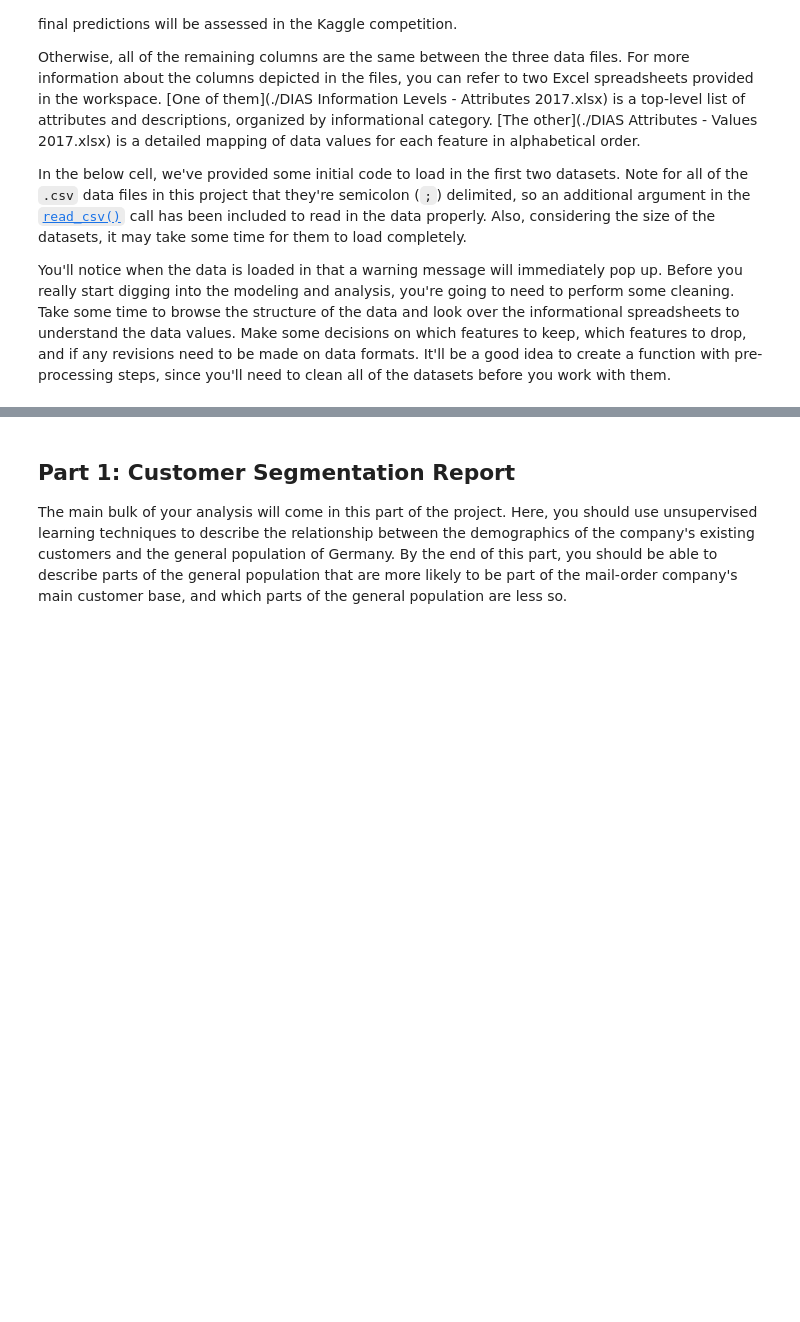
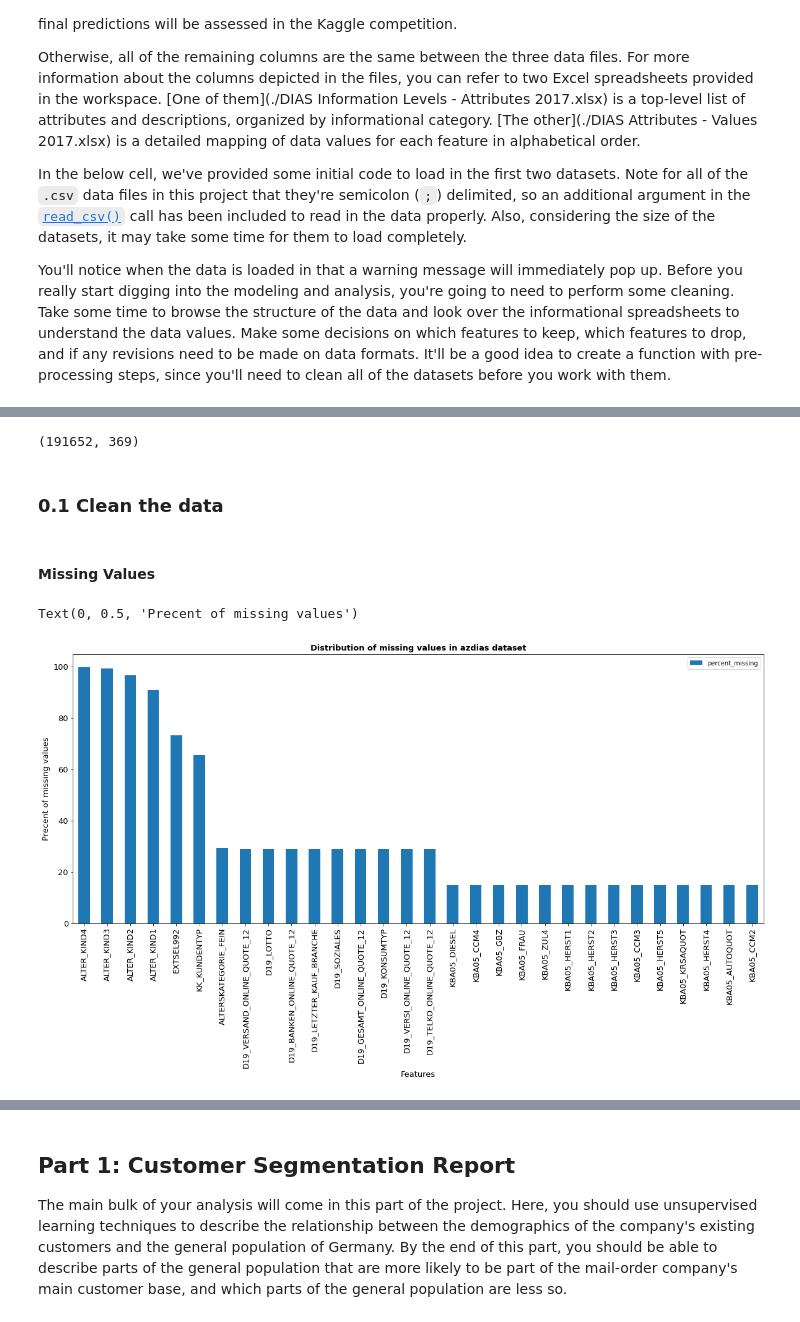
Before and after one commit to akozera/customer-segmentation, a Jupyter notebook: Arvato Project Workbook.ipynb, the cells around one changed output, grey strips where cells are left out. Cells and saved outputs as stored; diff of their text form; code cells hidden in the pictures; blank space fills up the shorter version.

```diff
--- a/Arvato Project Workbook.ipynb
+++ b/Arvato Project Workbook.ipynb
@@ -34,5 +45,5 @@ In the below cell, we've provided some initial code to load in the first two dat
 You'll notice when the data is loaded in that a warning message will immediately pop up. Before you really start digging into the modeling and analysis, you're going to need to perform some cleaning. Take some time to browse the structure of the data and look over the informational spreadsheets to understand the data values. Make some decisions on which features to keep, which features to drop, and if any revisions need to be made on data formats. It'll be a good idea to create a function with pre-processing steps, since you'll need to clean all of the datasets before you work with them.
 # %%
 # load in the data
-azdias = pd.read_csv('../../data/Term2/capstone/arvato_data/Udacity_AZDIAS_052018.csv', sep=';')
-customers = pd.read_csv('../../data/Term2/capstone/arvato_data/Udacity_CUSTOMERS_052018.csv', sep=';')
+azdias = pd.read_csv('../Capstone/Udacity_AZDIAS_052018.csv', sep=';')
+customers = pd.read_csv('../Capstone/Udacity_CUSTOMERS_052018.csv', sep=';')
@@ -41,0 +76,30 @@ customers = pd.read_csv('../../data/Term2/capstone/arvato_data/Udacity_CUSTOMERS
+# %%
+customers.shape
+# %% [output]
+(191652, 369)
+# %% [markdown]
+### 0.1 Clean the data
+# %% [markdown]
+#### Missing Values
+# %%
+# Both tables have a lot of missing values - we need to treat them appriopriately.
+# Let's first check the main attributes that are missing. The below function will help us get that insight.
+
+# Note that for all the attributes value of -1 means that that value was actually uknown - hence we will swap -1 for NAs later on
+
+def find_missing_vals(df):
+    percent_missing = df.isnull().sum() * 100 / len(df)
+    missing_value_df = pd.DataFrame({'column_name': df.columns,
+                                     'percent_missing': percent_missing})
+    missing_value_df = missing_value_df.sort_values('percent_missing', ascending = False)
+    return missing_value_df
+# %%
+azdias_miss = find_missing_vals(azdias)
+# %%
+azdias_miss.head(30).plot(kind='bar', figsize=(20,8), fontsize=13)
+plt.title("Distribution of missing values in azdias dataset",fontsize=13,fontweight="bold")
+plt.xlabel("Features", fontsize=13)
+plt.ylabel("Precent of missing values", fontsize=13)
+# %% [output]
+Text(0, 0.5, 'Precent of missing values')
+[figure, added]
```
Also changed, not shown: parts of 118 cells of this notebook, 1 other file.
